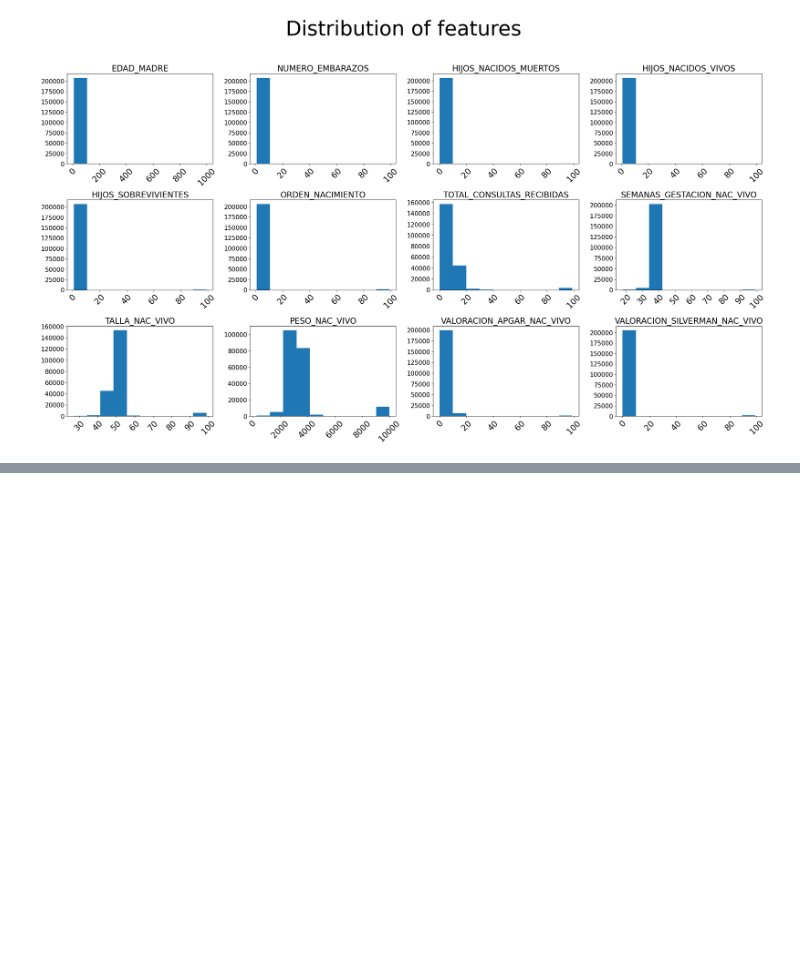
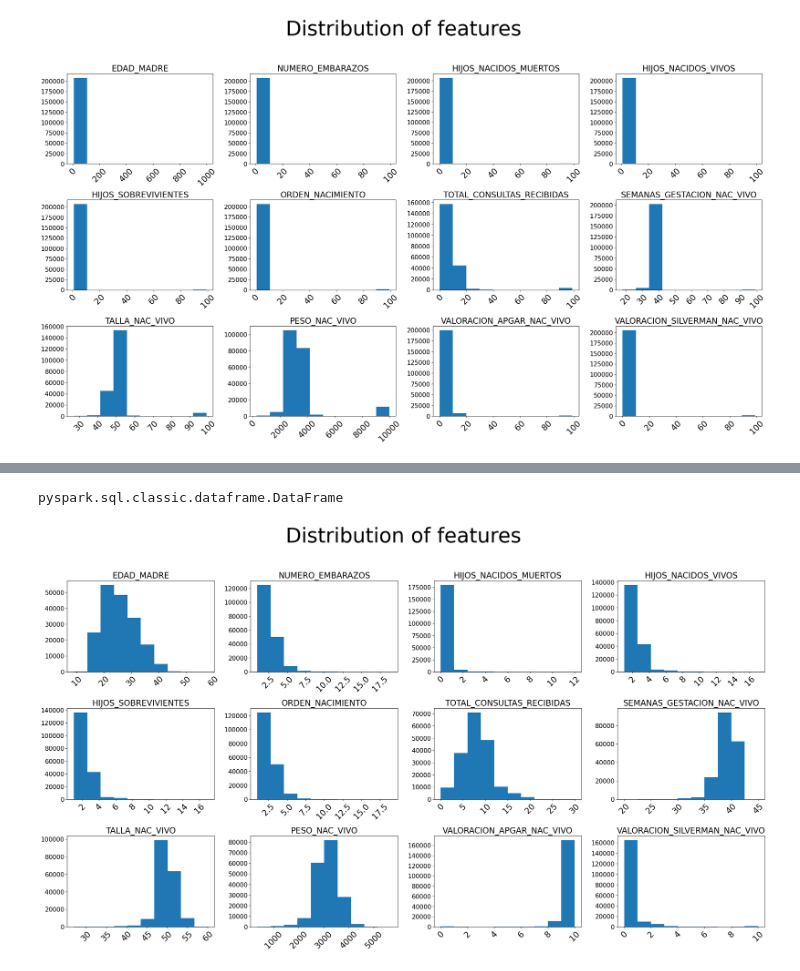
Before and after one commit to JohamnoGota/SINAC-ETL, a Jupyter notebook: scripts/edaSpark.ipynb, the cells around one changed output, grey strips where cells are left out. Cells and saved outputs as stored; diff of their text form; code cells hidden in the pictures; blank space fills up the shorter version.

Commit message:
EDA histograms without outliers 	modified:   scripts/edaSpark.ipynb

```diff
--- a/scripts/edaSpark.ipynb
+++ b/scripts/edaSpark.ipynb
@@ -131,6 +131,7 @@ sample_df.describe().show()
 |    max|     ZACATECAS|     ZACATECAS|     ZUMPANGO|     99/99/9999|               999|                         SI|                         SI|                  ZOQUE|          VIUDA|               Z ...
 +-------+--------------+--------------+-------------+---------------+------------------+---------------------------+---------------------------+-----------------------+---------------+---------------- ...
 # %%
+sample_df = df.sample(fraction=0.1, seed=42)
 pandas_df = sample_df.toPandas() # Making the pandas conversion before the loop improves speed
 fig = plt.figure(figsize=(25,15))
 st = fig.suptitle("Distribution of features", fontsize=50, verticalalignment="center")
@@ -151,0 +157,37 @@ plt.show()
+# %%
+type(sample_df)
+# %% [output]
+pyspark.sql.classic.dataframe.DataFrame
+# %%
+sample_df = df.sample(fraction=0.1, seed=42)
+sample_df = sample_df.filter(sample_df.edad_madre != 999)
+sample_df = sample_df.filter(sample_df.numero_embarazos != 99)
+sample_df = sample_df.filter(sample_df.hijos_nacidos_muertos != 99)
+sample_df = sample_df.filter(sample_df.hijos_nacidos_vivos != 99)
+sample_df = sample_df.filter(sample_df.hijos_sobrevivientes != 99)
+sample_df = sample_df.filter(sample_df.orden_nacimiento != 99)
+sample_df = sample_df.filter(sample_df.total_consultas_recibidas != 99)
+sample_df = sample_df.filter(sample_df.semanas_gestacion_nac_vivo != 99)
+sample_df = sample_df.filter(sample_df.talla_nac_vivo != 99)
+sample_df = sample_df.filter(sample_df.peso_nac_vivo != 9999)
+sample_df = sample_df.filter(sample_df.valoracion_apgar_nac_vivo != 99)
+sample_df = sample_df.filter(sample_df.valoracion_silverman_nac_vivo != 99)
+# %%
+pandas_df = sample_df.toPandas() # Making the pandas conversion before the loop improves speed
+filtered_fig = plt.figure(figsize=(25,15))
+st = filtered_fig.suptitle("Distribution of features", fontsize=50, verticalalignment="center")
+for position, (_, col, _) in enumerate(int_cols, start=1):
+    ax = filtered_fig.add_subplot(3,4, position)
+    ax.hist(pandas_df[col])
+    plt.grid(False)
+    plt.xticks(rotation=45, fontsize=20)
+    plt.yticks(fontsize=15)
+    plt.title(col.upper(), fontsize=20)
+
+plt.tight_layout()
+st.set_y(0.95)
+
+filtered_fig.subplots_adjust(top=0.85, hspace=0.4)
+plt.show()
+# %% [output]
+[figure, added]
```
Also changed, not shown: parts of 6 cells of this notebook.
